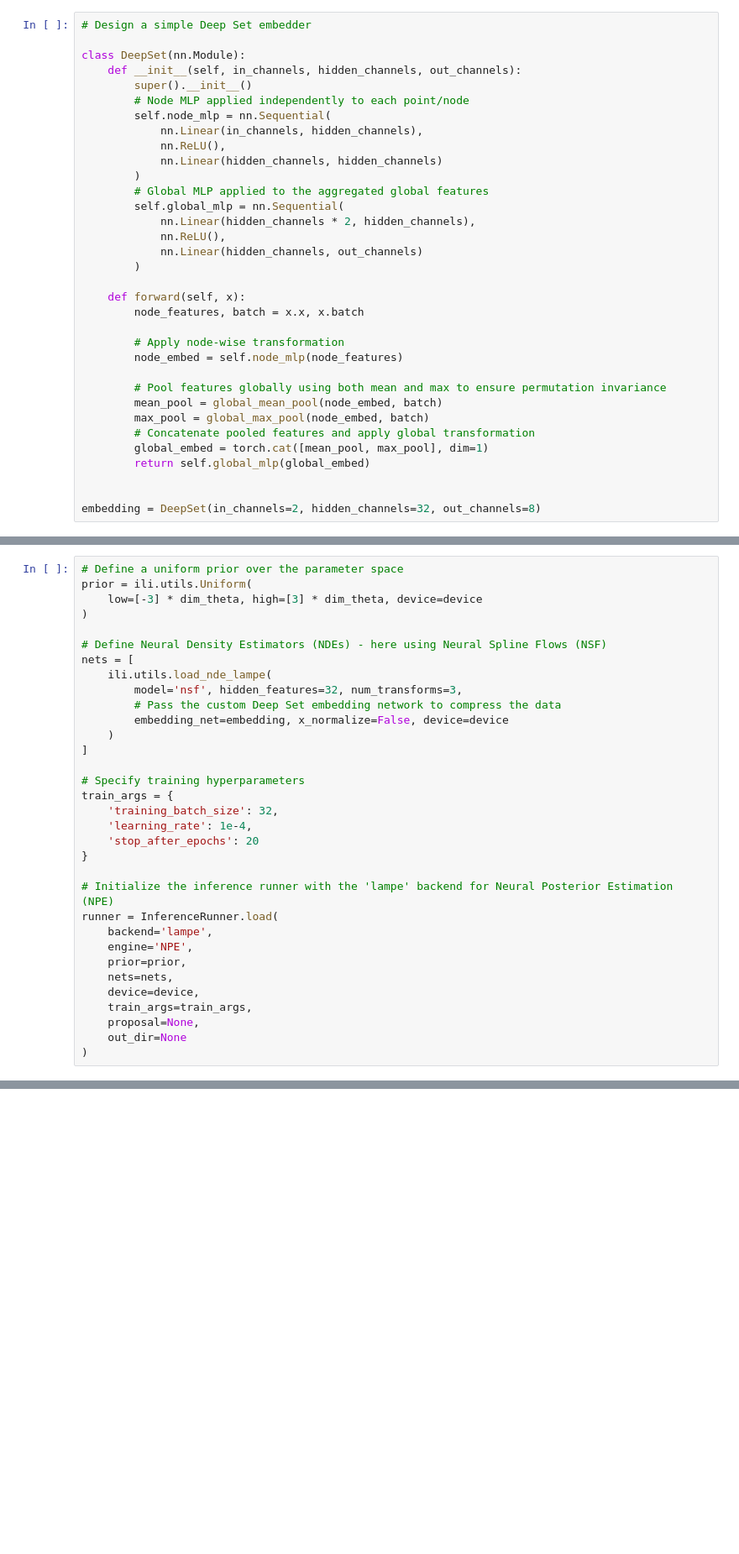
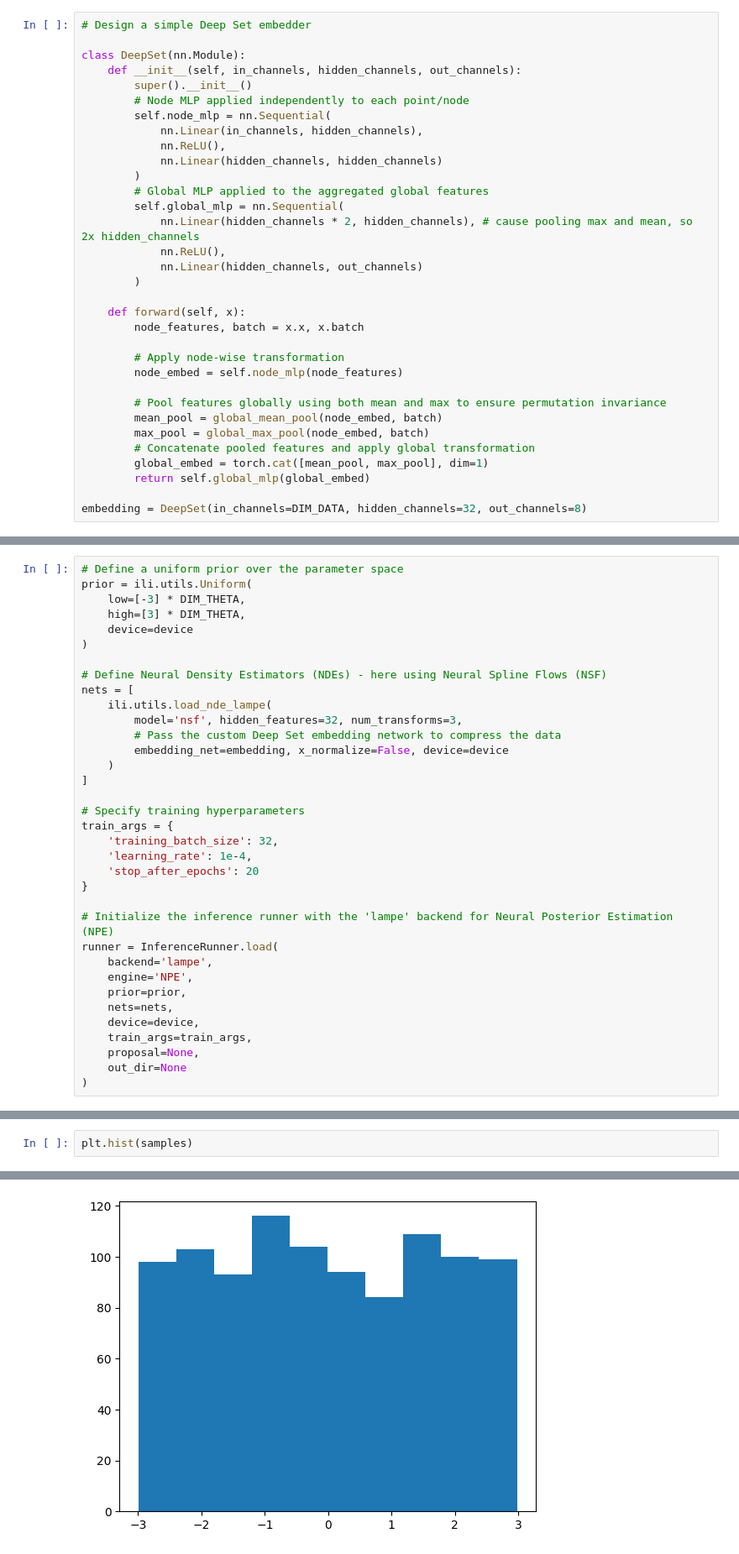
Before and after one commit to plt109/ltu-ili, a Jupyter notebook: notebooks/ambe_fits/poke_embedding.ipynb, the cells around one changed output, grey strips where cells are left out. Shown at 84% size. Saved outputs shown, nothing was run; the diff lists cells and outputs as text; blank space fills up the shorter version.

```diff
--- a/notebooks/ambe_fits/poke_embedding.ipynb
+++ b/notebooks/ambe_fits/poke_embedding.ipynb
@@ -129,7 +197,7 @@ class DeepSet(nn.Module):
         )
         # Global MLP applied to the aggregated global features
         self.global_mlp = nn.Sequential(
-            nn.Linear(hidden_channels * 2, hidden_channels),
+            nn.Linear(hidden_channels * 2, hidden_channels), # cause pooling max and mean, so 2x hidden_channels
             nn.ReLU(),
             nn.Linear(hidden_channels, out_channels)
         )
@@ -147,5 +215,4 @@ class DeepSet(nn.Module):
         global_embed = torch.cat([mean_pool, max_pool], dim=1)
         return self.global_mlp(global_embed)
 
-
-embedding = DeepSet(in_channels=2, hidden_channels=32, out_channels=8)
+embedding = DeepSet(in_channels=DIM_DATA, hidden_channels=32, out_channels=8)
@@ -152,7 +234,9 @@ embedding = DeepSet(in_channels=2, hidden_channels=32, out_channels=8)
 # %%
 # Define a uniform prior over the parameter space
 prior = ili.utils.Uniform(
-    low=[-3] * dim_theta, high=[3] * dim_theta, device=device
+    low=[-3] * DIM_THETA,
+    high=[3] * DIM_THETA,
+    device=device
 )
 
 # Define Neural Density Estimators (NDEs) - here using Neural Spline Flows (NSF)
@@ -214,0 +329,3 @@ log_prob = log_prob.cpu().numpy()
+# %%
+plt.hist(samples)
+# %% [output]
@@ -215,3 +337,4 @@ log_prob = log_prob.cpu().numpy()
+[figure, added]
 # %%
 # Visualize the 2D posterior samples compared to the true value
 fig, axs = plt.subplots(1, dim_theta, figsize=(3*dim_theta, 3),
```
Also changed, not shown: parts of 19 cells of this notebook, 1 other file.
